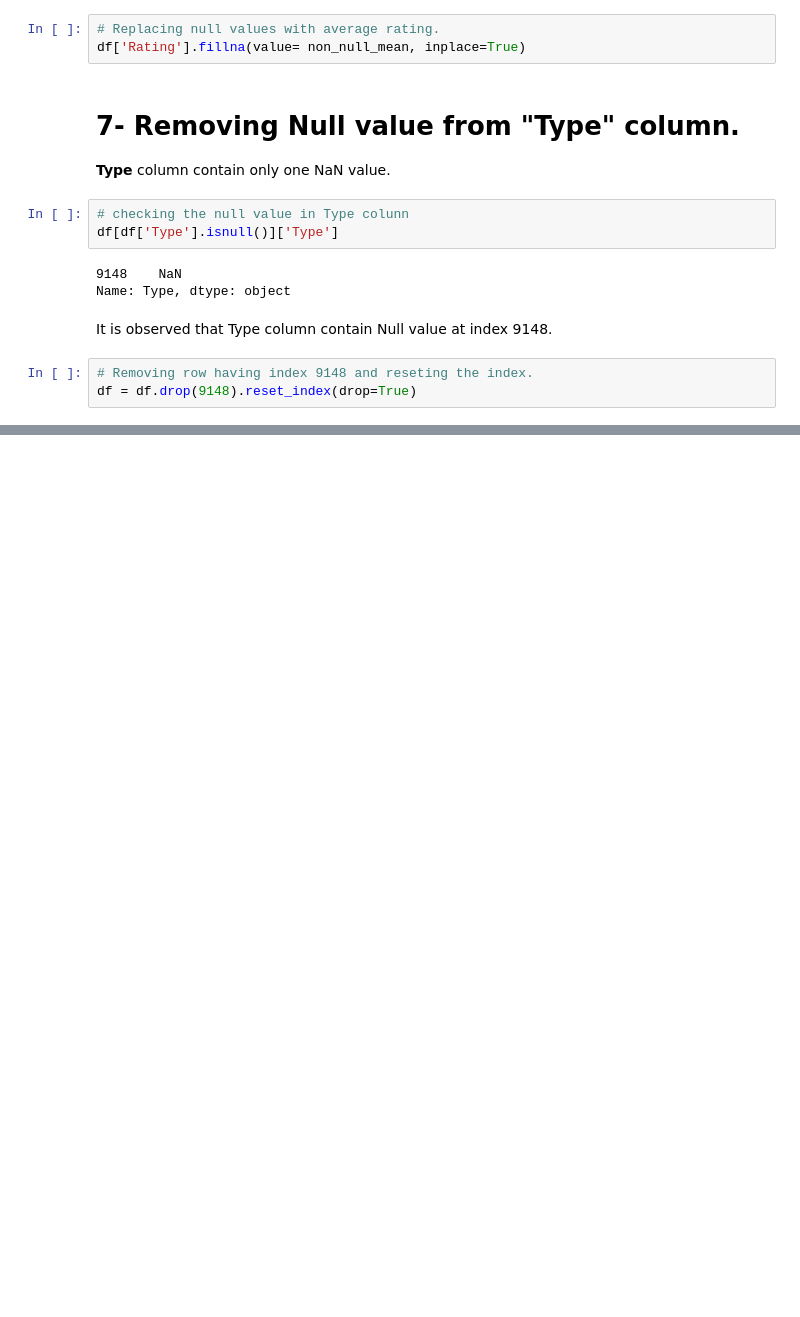
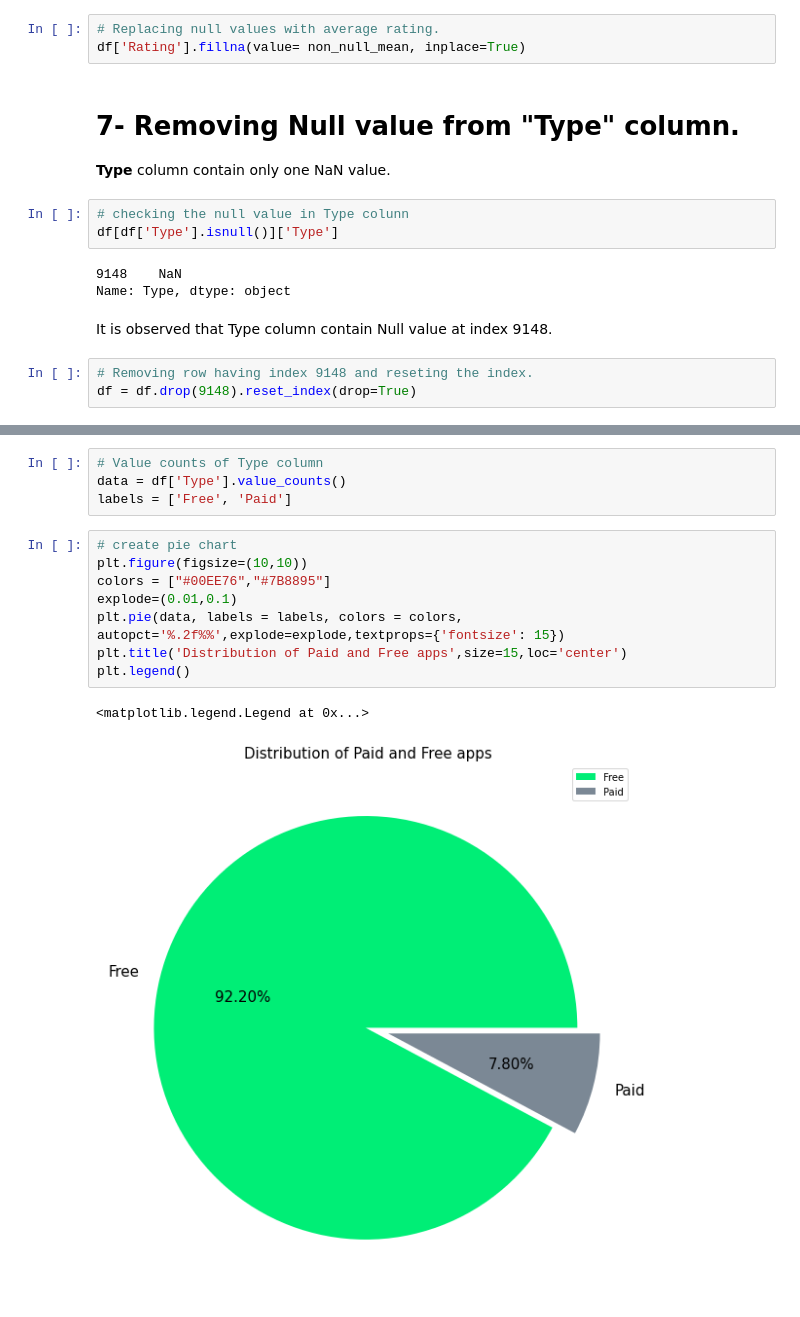
Before and after one commit to mukteshsingh95/Play-Store-App, a Jupyter notebook: Play_Store_App.ipynb, the cells around one changed output, grey strips where cells are left out. Saved outputs shown, nothing was run; the diff lists cells and outputs as text; blank space fills up the shorter version.

```diff
--- a/Play_Store_App.ipynb
+++ b/Play_Store_App.ipynb
@@ -363,0 +589,15 @@ df = df.drop(9148).reset_index(drop=True)
+# %%
+# Value counts of Type column
+data = df['Type'].value_counts()
+labels = ['Free', 'Paid']
+# %%
+# create pie chart
+plt.figure(figsize=(10,10))
+colors = ["#00EE76","#7B8895"]
+explode=(0.01,0.1)
+plt.pie(data, labels = labels, colors = colors, autopct='%.2f%%',explode=explode,textprops={'fontsize': 15})
+plt.title('Distribution of Paid and Free apps',size=15,loc='center')
+plt.legend()
+# %% [output]
+<matplotlib.legend.Legend at 0x...>
+[figure, added]
```
Also changed, not shown: parts of 42 cells of this notebook.
